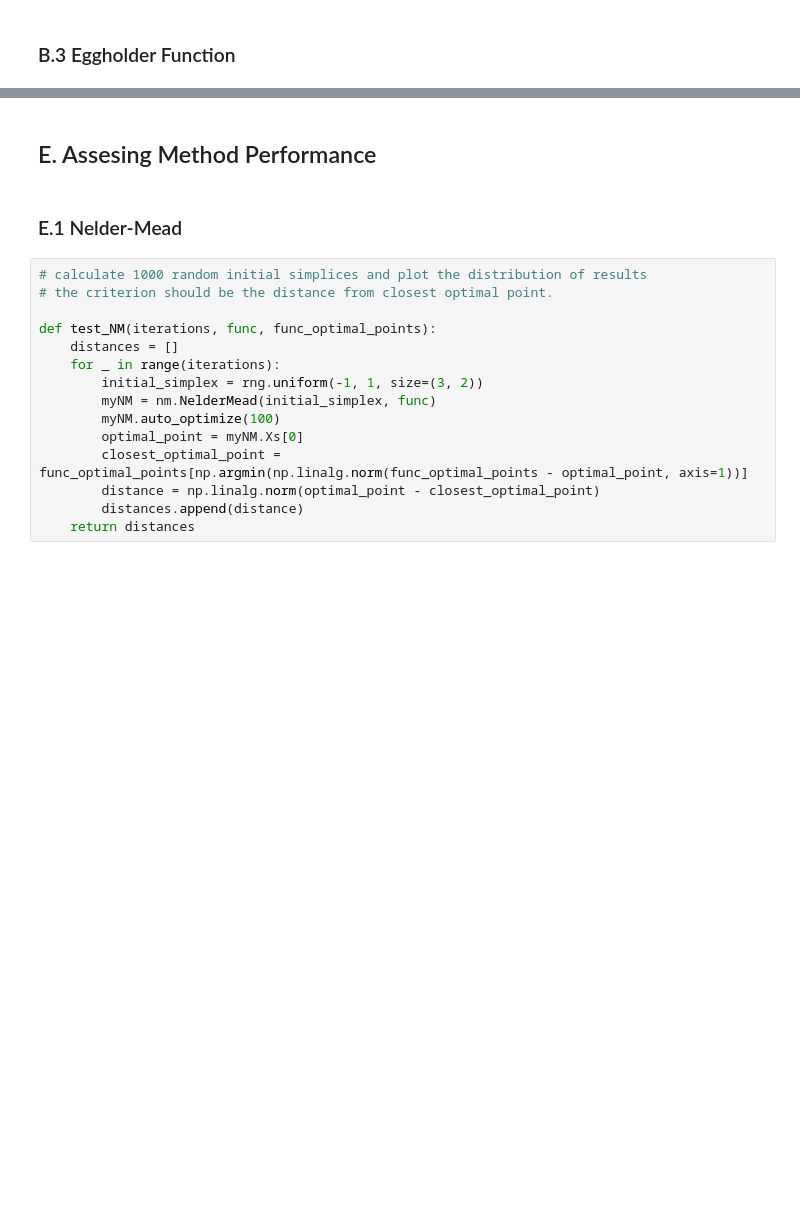
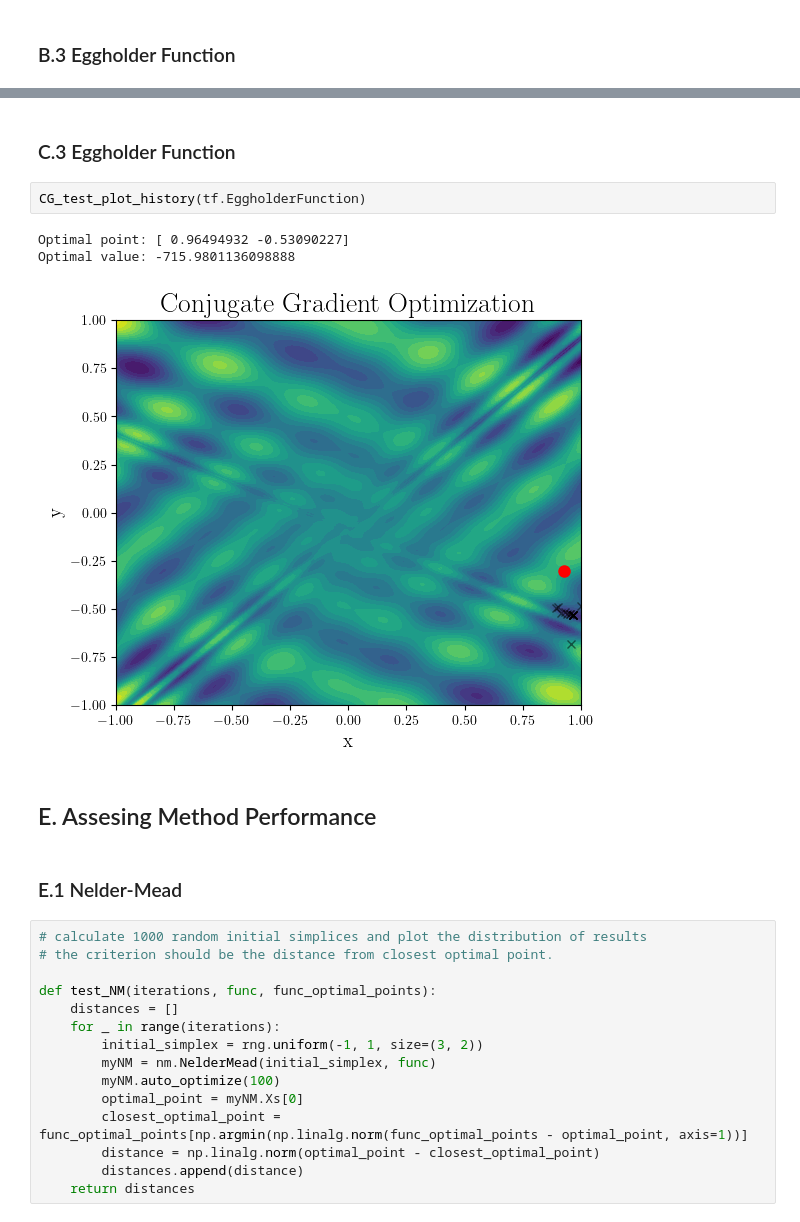
Before and after one commit to DrumJB/NumericalMinimization, a Jupyter notebook: Testing.ipynb, the cells around one changed output, grey strips where cells are left out. Drawn from its saved outputs; the diff is of its cells as text; blank space fills up the shorter version.

```diff
--- a/Testing.ipynb
+++ b/Testing.ipynb
@@ -108,3 +144,11 @@ Optimal value: -894.5788988754382
+# %% [markdown]
+### C.3 Eggholder Function
+# %%
+CG_test_plot_history(tf.EggholderFunction)
+# %% [output]
+Optimal point: [ 0.96494932 -0.53090227]
+Optimal value: -715.9801136098888
+[figure, added]
 # %% [markdown]
 ## E. Assesing Method Performance
 # %% [markdown]
```
Also changed, not shown: parts of 15 cells of this notebook, 1 other file.
